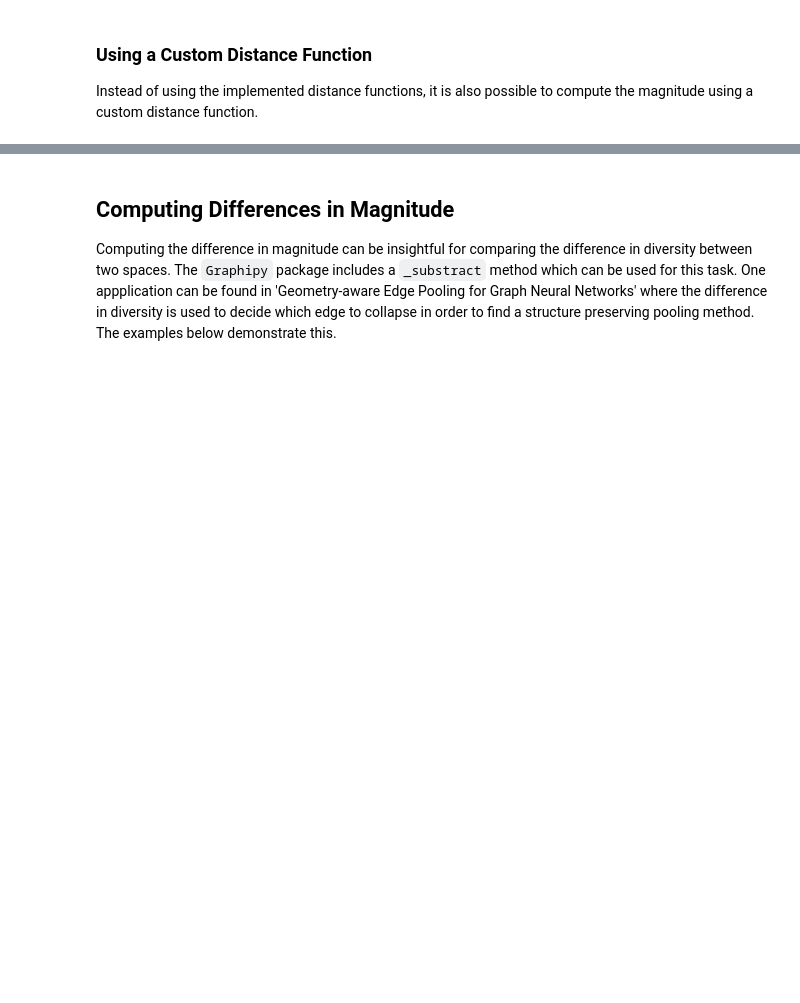
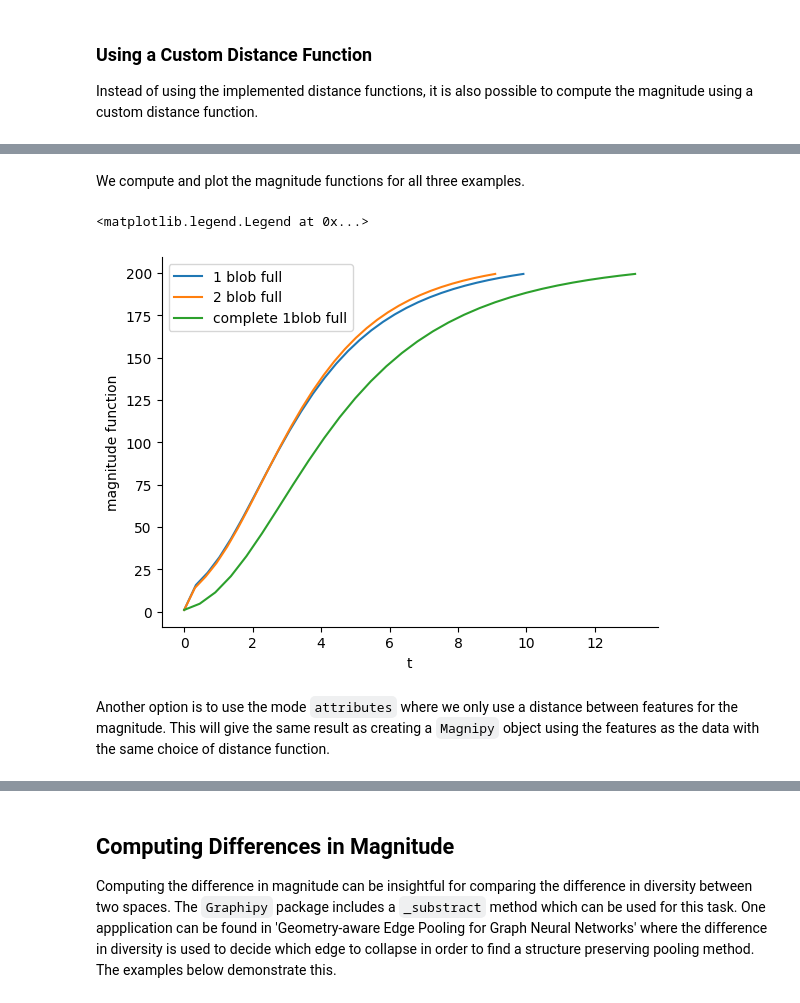
Before and after one commit to aidos-lab/magnipy, a Jupyter notebook: notebooks/graphipy_tutorial.ipynb, the cells around one changed output, grey strips where cells are left out. Saved outputs shown, nothing was run; the diff lists cells and outputs as text; code cells hidden in the pictures; blank space fills up the shorter version.

```diff
--- a/notebooks/graphipy_tutorial.ipynb
+++ b/notebooks/graphipy_tutorial.ipynb
@@ -370,0 +320,12 @@ shape of X2: (20, 3)
+# %% [markdown]
+We compute and plot the magnitude functions for all three examples.
+# %%
+graphi_full_bb1blob.plot_magnitude_function()
+graphi_full_bb2blob.plot_magnitude_function()
+graphi_full_c1blob.plot_magnitude_function()
+plt.legend(['1 blob full', '2 blob full', 'complete 1blob full',])
+# %% [output]
+<matplotlib.legend.Legend at 0x...>
+[figure, added]
+# %% [markdown]
+Another option is to use the mode `attributes` where we only use a distance between features for the magnitude. This will give the same result as creating a `Magnipy` object using the features as the data with the same choice of distance function. <br>
```
Also changed, not shown: parts of 22 cells of this notebook.
